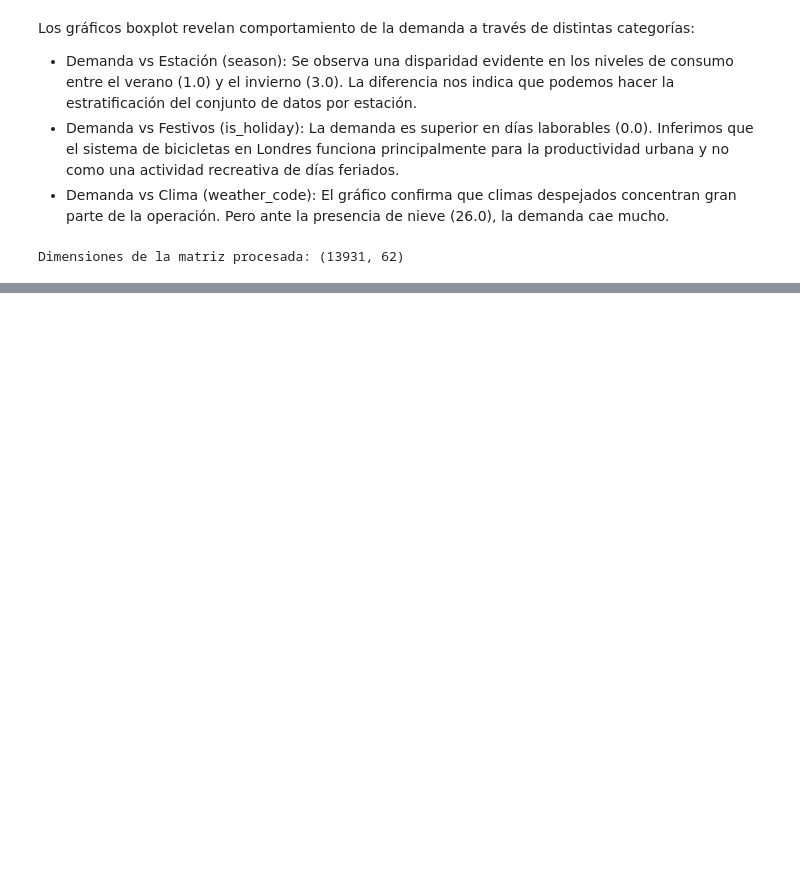
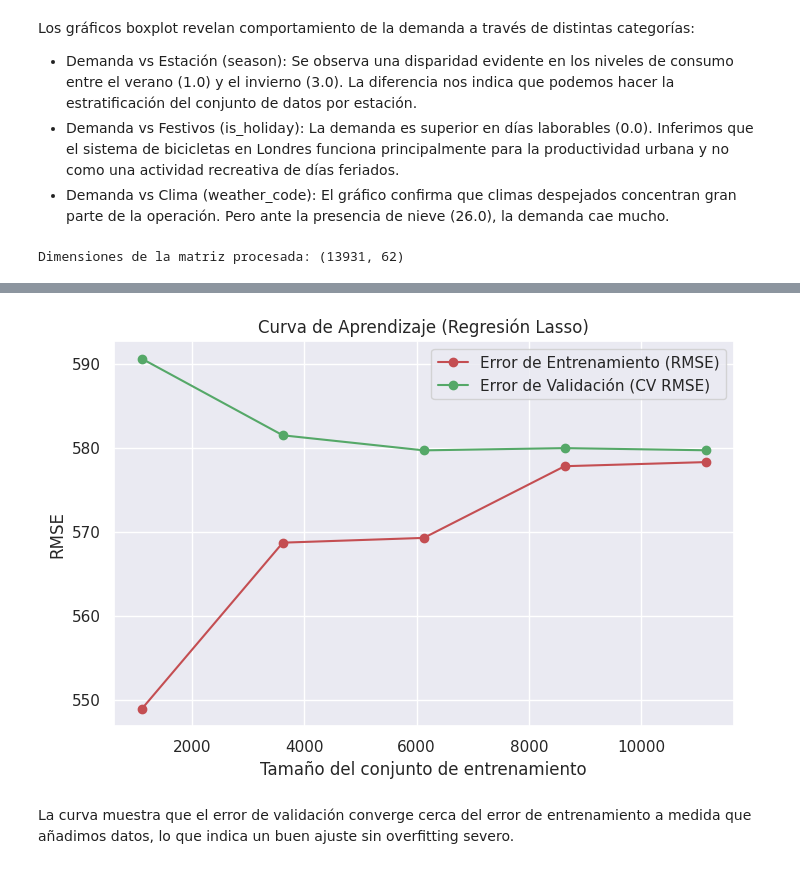
Before and after one commit to JesusRodrigoV/AXL-CasoEstudio01-Case4-ML, a Jupyter notebook: notebooks/Ejercicio.ipynb, the cells around one changed output, grey strips where cells are left out. Saved outputs shown, nothing was run; the diff lists cells and outputs as text; code cells hidden in the pictures; blank space fills up the shorter version.

```diff
--- a/notebooks/Ejercicio.ipynb
+++ b/notebooks/Ejercicio.ipynb
@@ -276,0 +344,23 @@ Dimensiones de la matriz procesada: (13931, 62)
+# %%
+from sklearn.model_selection import learning_curve
+
+train_sizes, train_scores, test_scores = learning_curve(
+    lasso_reg, X_train_prep, y_train_reg, cv=5, scoring='neg_root_mean_squared_error',
+    train_sizes=np.linspace(0.1, 1.0, 5), random_state=SEED)
+
+train_scores_mean = -np.mean(train_scores, axis=1)
+test_scores_mean = -np.mean(test_scores, axis=1)
+
+plt.figure(figsize=(8, 5))
+plt.plot(train_sizes, train_scores_mean, 'o-', color="r", label="Error de Entrenamiento (RMSE)")
+plt.plot(train_sizes, test_scores_mean, 'o-', color="g", label="Error de Validación (CV RMSE)")
+plt.title("Curva de Aprendizaje (Regresión Lasso)")
+plt.xlabel("Tamaño del conjunto de entrenamiento")
+plt.ylabel("RMSE")
+plt.legend(loc="best")
+plt.grid(True)
+plt.show()
+# %% [output]
+[figure, added]
+# %% [markdown]
+La curva muestra que el error de validación converge cerca del error de entrenamiento a medida que añadimos datos, lo que indica un buen ajuste sin overfitting severo.
```
Also changed, not shown: parts of 10 cells of this notebook.
